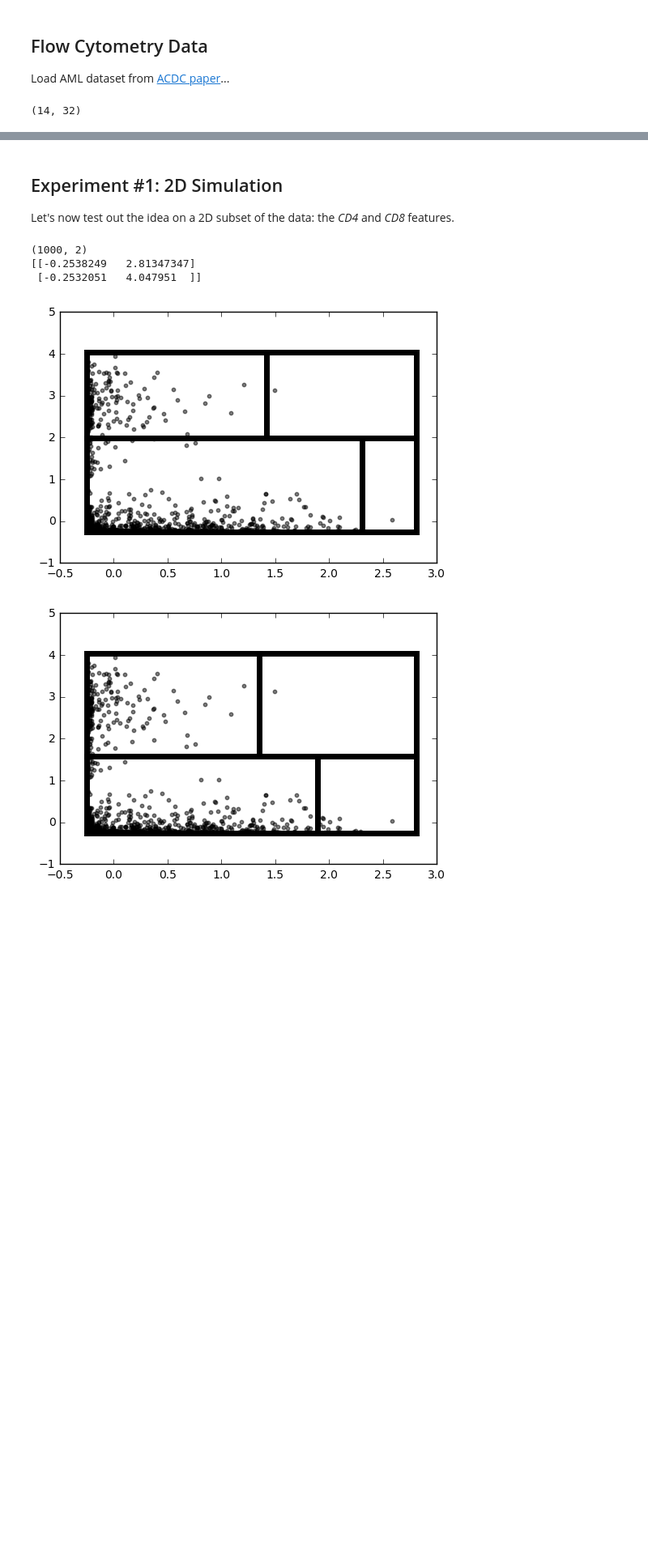
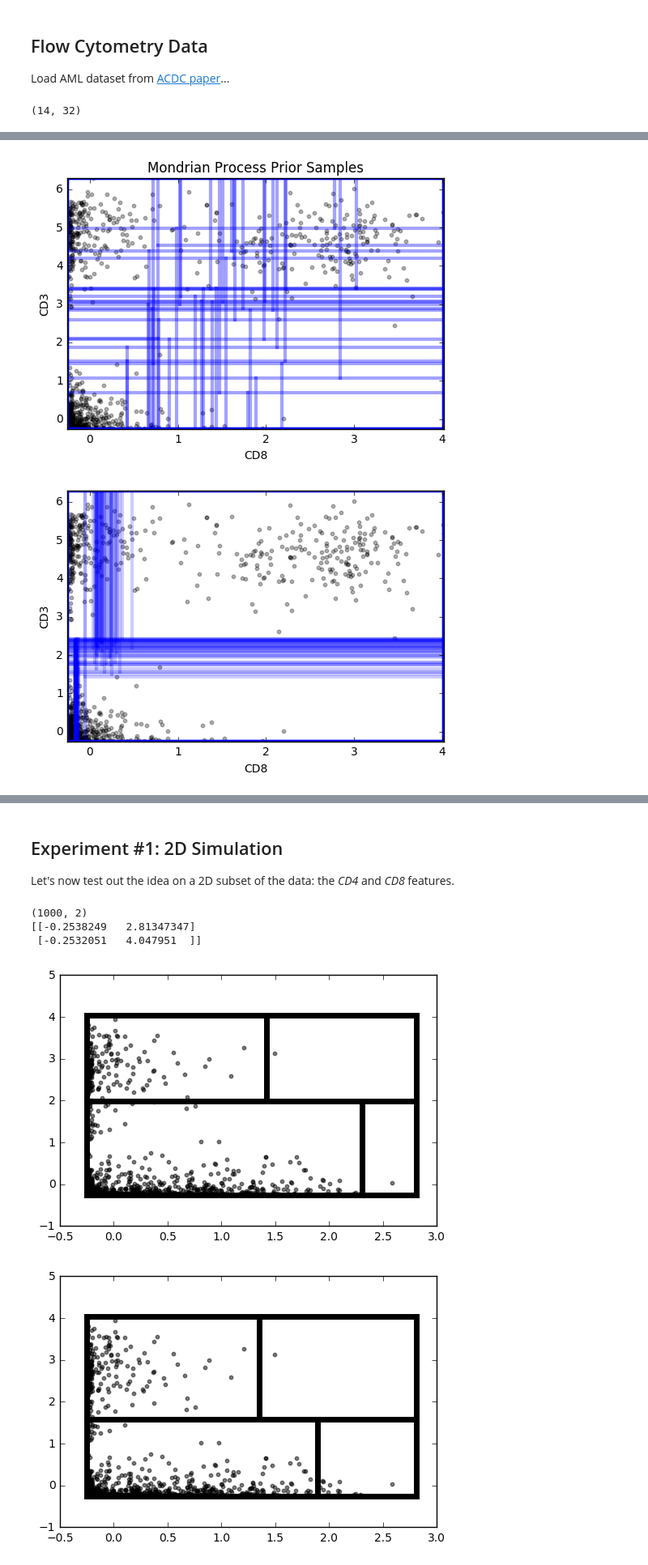
Before and after one commit to disiji/sandbox, a Jupyter notebook: fc_mondrian/Flow_Cytometry_Mondrian_Processes-AML-5k.ipynb, the cells around one changed output, grey strips where cells are left out. Shown at 81% size. Saved outputs shown, nothing was run; the diff lists cells and outputs as text; code cells hidden in the pictures; blank space fills up the shorter version.

```diff
--- a/fc_mondrian/Flow_Cytometry_Mondrian_Processes-AML-5k.ipynb
+++ b/fc_mondrian/Flow_Cytometry_Mondrian_Processes-AML-5k.ipynb
@@ -102,10 +83,10 @@ Visualization...
 ### VISUALIZE 2D MONDRIAN PROCESS ###
 def print_partitions(p, trans_level=1., color='k'):
     if not p[1] and not p[2]:
-        plt.plot([p[0][0,0], p[0][0,0]], [p[0][1,0], p[0][1,1]], color+'-', linewidth=5, alpha=trans_level)
-        plt.plot([p[0][0,1], p[0][0,1]], [p[0][1,0], p[0][1,1]], color+'-', linewidth=5, alpha=trans_level)
-        plt.plot([p[0][0,0], p[0][0,1]], [p[0][1,0], p[0][1,0]], color+'-', linewidth=5, alpha=trans_level)
-        plt.plot([p[0][0,0], p[0][0,1]], [p[0][1,1], p[0][1,1]], color+'-', linewidth=5, alpha=trans_level)
+        plt.plot([p[0][0,0], p[0][0,0]], [p[0][1,0], p[0][1,1]], color+'-', linewidth=3, alpha=trans_level)
+        plt.plot([p[0][0,1], p[0][0,1]], [p[0][1,0], p[0][1,1]], color+'-', linewidth=3, alpha=trans_level)
+        plt.plot([p[0][0,0], p[0][0,1]], [p[0][1,0], p[0][1,0]], color+'-', linewidth=3, alpha=trans_level)
+        plt.plot([p[0][0,0], p[0][0,1]], [p[0][1,1], p[0][1,1]], color+'-', linewidth=3, alpha=trans_level)
 
     else:
         print_partitions(p[1], trans_level, color)
@@ -545,0 +617,51 @@ Y = np.array([cell_type_name2idx[_] for _ in df.cell_type])
+# %%
+### VISUALIZE 2D MONDRIAN PROCESS ###
+def print_partitions(p, trans_level=1., color='k'):
+    if not p[1] and not p[2]:
+        plt.plot([p[0][0,0], p[0][0,0]], [p[0][1,0], p[0][1,1]], color+'-', linewidth=3, alpha=trans_level)
+        plt.plot([p[0][0,1], p[0][0,1]], [p[0][1,0], p[0][1,1]], color+'-', linewidth=3, alpha=trans_level)
+        plt.plot([p[0][0,0], p[0][0,1]], [p[0][1,0], p[0][1,0]], color+'-', linewidth=3, alpha=trans_level)
+        plt.plot([p[0][0,0], p[0][0,1]], [p[0][1,1], p[0][1,1]], color+'-', linewidth=3, alpha=trans_level)
+
+    else:
+        print_partitions(p[1], trans_level, color)
+        print_partitions(p[2], trans_level, color)
+
+
+### VISUALIZE 2D POSTERIOR WITH DATA###
+def print_posterior(data, samples, trans_level=.05, color='k'):
+
+    plt.figure()
+    plt.scatter(data[:,0], data[:,1], c='k', edgecolors='k', s=10, alpha=.2)
+
+    #print all samples
+    for sample in samples:
+        print_partitions(sample, trans_level, color)
+
+# print prior
+burnt_accepts = [_ for chain in accepts for _ in chain[0:1]]
+print_posterior(data_2d, burnt_accepts, trans_level=.2, color='b')
+
+plt.xlabel("CD8")
+plt.ylabel("CD3")
+plt.title("Mondrian Process Prior Samples")
+
+plt.xlim([x_min, x_max])
+plt.ylim([y_min, y_max])
+plt.show()
+
+
+# print posterior
+burnt_accepts = [_ for chain in accepts for _ in chain[-2:]]
+print_posterior(data_2d, burnt_accepts, trans_level=.1, color='b')
+
+plt.xlabel("CD8")
+plt.ylabel("CD3")
+#plt.title("Mondrian Process Posterior Samples")
+
+plt.xlim([x_min, x_max])
+plt.ylim([y_min, y_max])
+plt.show()
+# %% [output]
+[figure, added]
+[figure, added]
```
Also changed, not shown: parts of 23 cells of this notebook, 16 other files.
